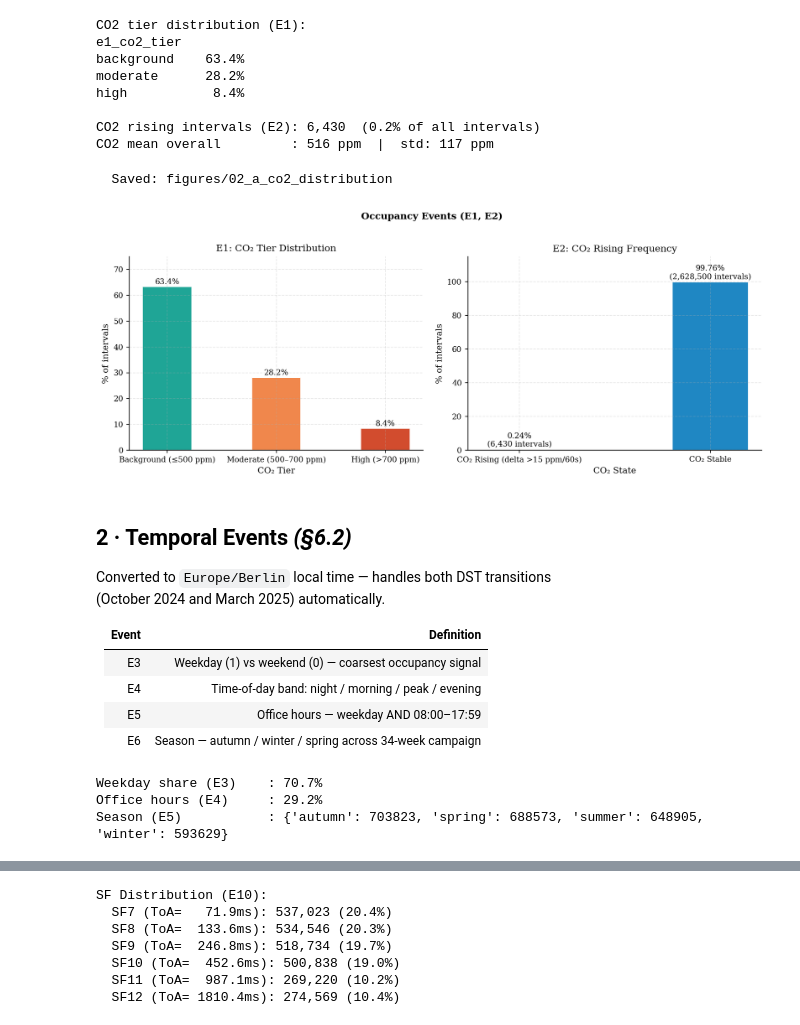
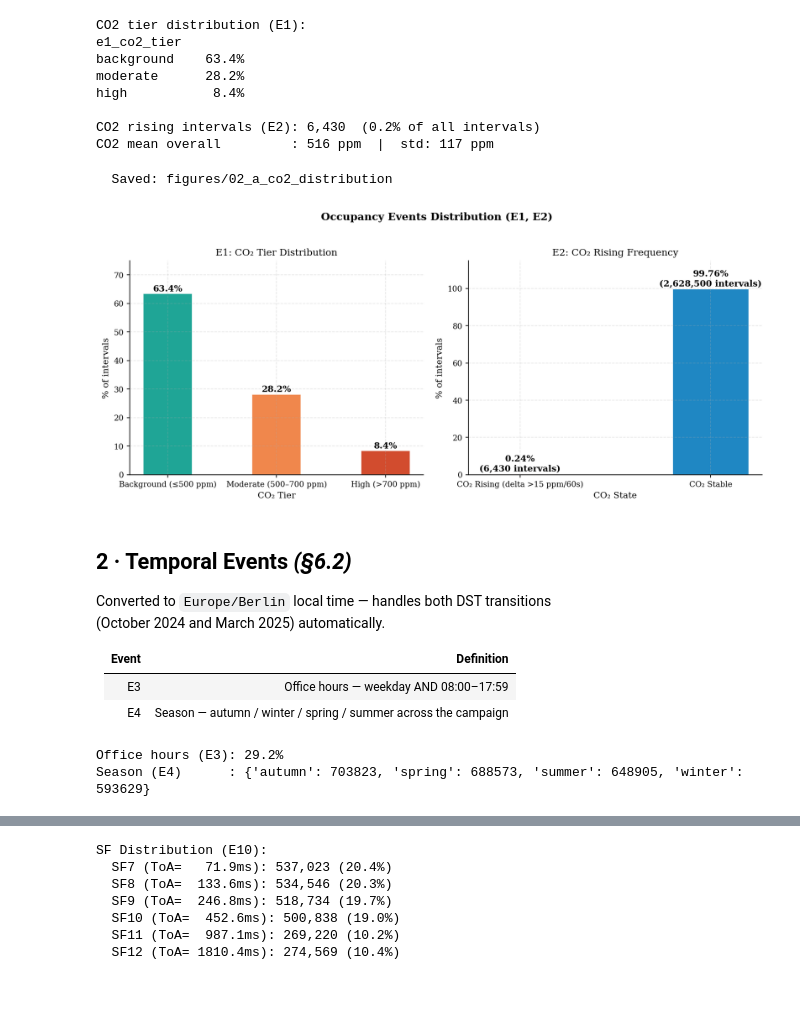
Before and after one commit to vincentmworia/Master-Thesis-Reliability-Analysis-of-Indoor-LoRaWAN-Links-using-packet-counter-reconstruction, a Jupyter notebook: notebooks/02_events_taxonomy.ipynb, the cells around one changed output, grey strips where cells are left out. Cells and saved outputs as stored; diff of their text form; code cells hidden in the pictures; blank space fills up the shorter version.

Commit message:
Reduced to 10 events

```diff
--- a/notebooks/02_events_taxonomy.ipynb
+++ b/notebooks/02_events_taxonomy.ipynb
@@ -113,45 +136,45 @@ rising_count = int(df['e2_co2_rising'].sum())
 rising_rate  = float(df['e2_co2_rising'].mean()*100)
 stable_rate  = 100 - rising_rate
 
-fig, axes = plt.subplots(1, 2, figsize=(11, 4.5))
+fig, axes = plt.subplots(1, 2, figsize=(11, 4.85))
 
 # left: E1 CO2 tier distribution
 bars = axes[0].bar(xlabs, pcts.values,
                     color=[C['green'],C['orange'],C['red']],
                     width=0.45, alpha=0.88, edgecolor='white')
 for bar, v in zip(bars, pcts.values):
     axes[0].text(bar.get_x()+bar.get_width()/2, v+0.3,
-                 f'{v:.1f}%', ha='center', va='bottom', fontsize=9)
+                 f'{v:.1f}%', ha='center', va='bottom', fontsize=10,fontweight='bold')
 axes[0].set_ylabel('% of intervals')
 axes[0].set_xlabel('CO\u2082 Tier')
 axes[0].set_ylim(0, 75)
 axes[0].set_title('E1: CO\u2082 Tier Distribution')
 
 # right: E2 — linear scale, annotate count to show rarity
 stable_count = int(len(df) - rising_count)
 bars2 = axes[1].bar(
     ['CO\u2082 Rising (delta >15 ppm/60s)', 'CO\u2082 Stable'],
     [rising_rate, stable_rate],
     color=[C['red'], C['blue']], width=0.4, alpha=0.88, edgecolor='white'
 )
 for bar, v, cnt in zip(bars2, [rising_rate, stable_rate],
                         [rising_count, stable_count]):
     axes[1].text(bar.get_x()+bar.get_width()/2, v+0.8,
                  f'{v:.2f}%\n({cnt:,} intervals)',
-                 ha='center', va='bottom', fontsize=9, )
+                 ha='center', va='bottom', fontsize=10,fontweight='bold')
 axes[1].set_ylabel('% of intervals')
 axes[1].set_xlabel('CO\u2082 State')
 axes[1].set_ylim(0, 115)
 axes[1].set_title('E2: CO\u2082 Rising Frequency')
 
-fig.suptitle('Occupancy Events (E1, E2)',
-             fontsize=11, fontweight='bold')
+fig.suptitle('Occupancy Events Distribution (E1, E2)',
+             fontsize=12, fontweight='bold')
 fig.tight_layout()
 fig.subplots_adjust(top=0.82)   # prevent suptitle collision
 save_fig(fig, '02_a_co2_distribution')
 # %% [output]
   Saved: figures/02_a_co2_distribution
-[figure, old version]
+[figure, new version]
 # %% [markdown]
 ## 2 · Temporal Events  *(§6.2)*
 
@@ -160,10 +183,8 @@ Converted to `Europe/Berlin` local time — handles both DST transitions
 
 | Event | Definition |
 |-------|-----------|
-| E3 | Weekday (1) vs weekend (0) — coarsest occupancy signal |
-| E4 | Time-of-day band: night / morning / peak / evening |
-| E5 | Office hours — weekday AND 08:00–17:59 |
-| E6 | Season — autumn / winter / spring across 34-week campaign |
+| E3 | Office hours — weekday AND 08:00–17:59 |
+| E4 | Season — autumn / winter / spring / summer across the campaign |
 # %%
 # local time — required for correct hour/weekday extraction across DST boundaries
 local = df['time'].dt.tz_convert('Europe/Berlin')
@@ -171,27 +192,24 @@ df['hour']      = local.dt.hour
 df['dayofweek'] = local.dt.dayofweek   # 0=Monday, 6=Sunday
 df['month']     = local.dt.month
 
-# E3: weekday vs weekend
-df['e3_is_weekday'] = (df['dayofweek'] < 5).astype(int)
+# E3: office hours — weekday AND 08:00–17:59
+df['is_weekday'] = (df['dayofweek'] < 5).astype(int)
 
-# E4: office hours — weekday AND 08:00–17:59
-df['e4_office_hours'] = (
-    (df['e3_is_weekday'] == 1) & df['hour'].between(8, 17)
+df['e3_office_hours'] = (
+    (df['is_weekday'] == 1) & df['hour'].between(8, 17)
 ).astype(int)
 
-# E5: season
-df['e5_season'] = df['month'].map({
+# E4: season
+df['e4_season'] = df['month'].map({
      9: 'autumn', 10: 'autumn', 11: 'autumn',
     12: 'winter',  1: 'winter',  2: 'winter',
      3: 'spring',  4: 'spring',  5: 'spring',
      6: 'summer',  7: 'summer',  8: 'summer',
 })
 
-print(f'Weekday share (E3)    : {df["e3_is_weekday"].mean()*100:.1f}%')
-print(f'Office hours (E4)     : {df["e4_office_hours"].mean()*100:.1f}%')
-print(f'Season (E5)           : {df["e5_season"].value_counts().to_dict()}')
+print(f'Office hours (E3): {df["e3_office_hours"].mean()*100:.1f}%')
+print(f'Season (E4)      : {df["e4_season"].value_counts().to_dict()}')
 # %% [output]
-Weekday share (E3)    : 70.7%
-Office hours (E4)     : 29.2%
-Season (E5)           : {'autumn': 703823, 'spring': 688573, 'summer': 648905, 'winter': 593629}
+Office hours (E3): 29.2%
+Season (E4)      : {'autumn': 703823, 'spring': 688573, 'summer': 648905, 'winter': 593629}
 # %%
```
Also changed, not shown: parts of 22 cells of this notebook, 2 other files.
